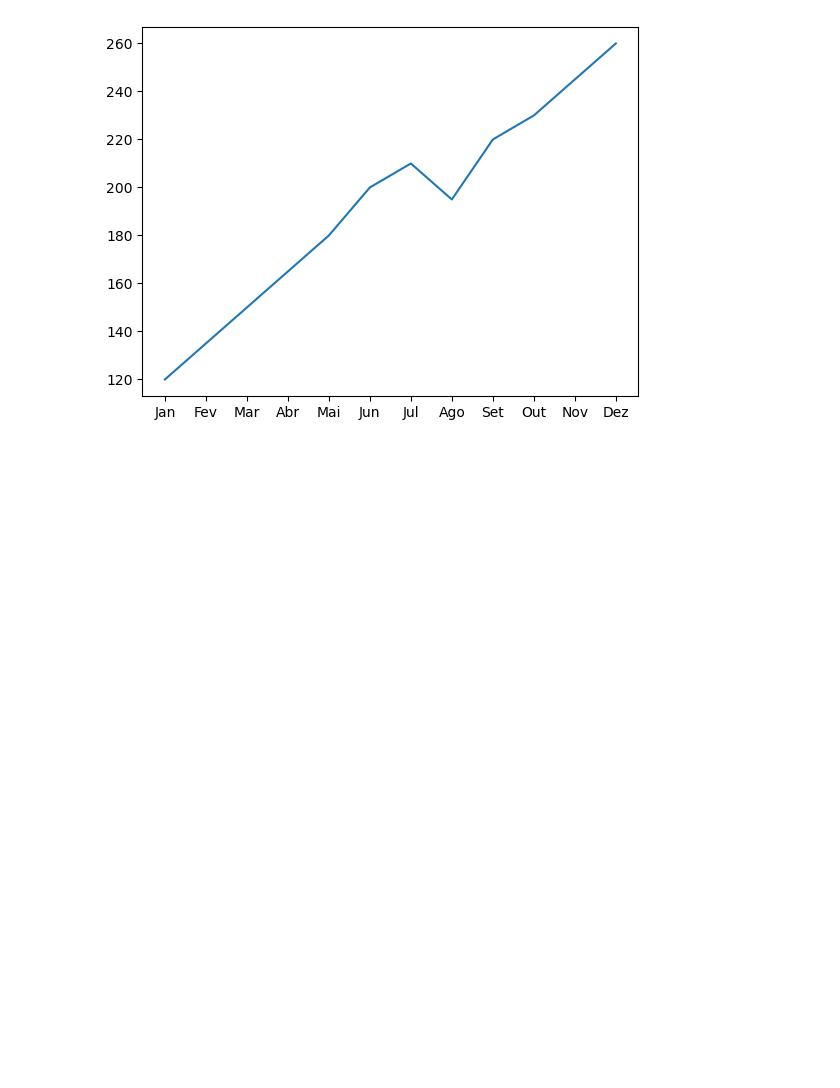
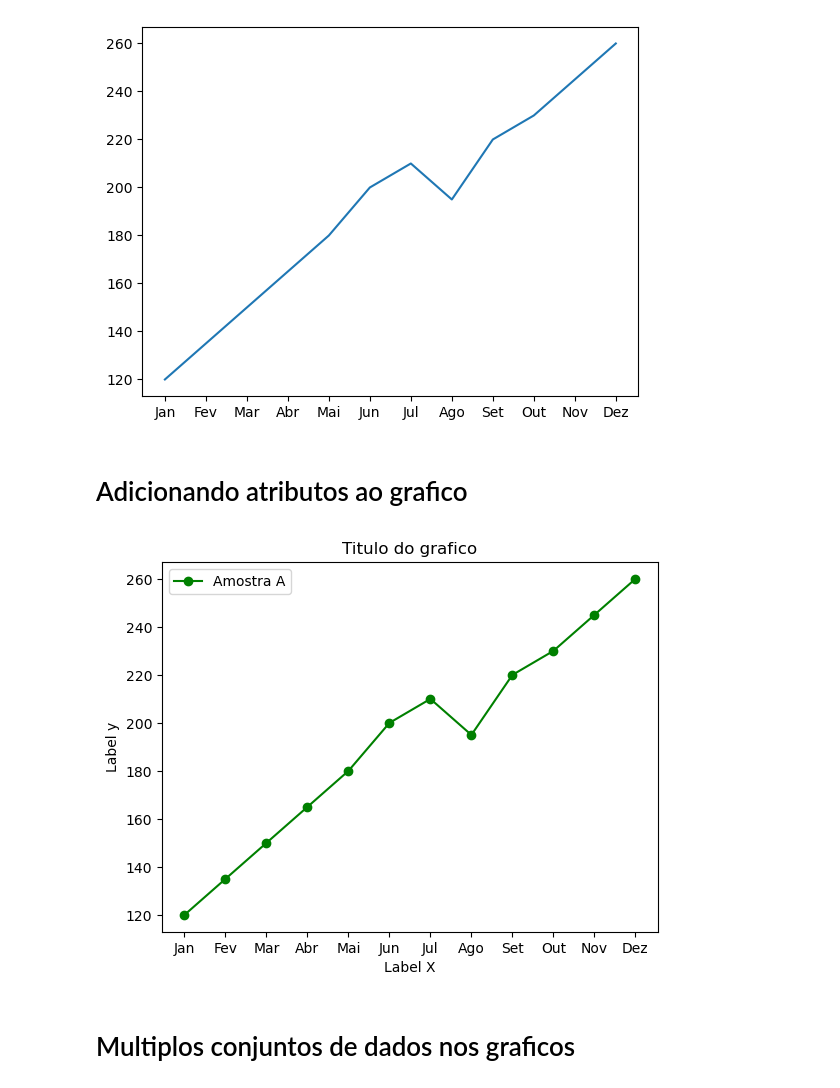
Before and after one commit to Rodriggo-Marcelino/visualizacao_dados-, a Jupyter notebook: Curso /Matplotlib/Matplotlib.ipynb, the cells around one changed output. Drawn from its saved outputs; the diff is of its cells as text; code cells hidden in the pictures; blank space fills up the shorter version.

```diff
--- a/Curso /Matplotlib/Matplotlib.ipynb
+++ b/Curso /Matplotlib/Matplotlib.ipynb
@@ -30,3 +30,27 @@ ax.plot(dados_vendas['indices'], dados_vendas['valores'])
 plt.show()
 # %% [output]
 [figure]
+# %% [markdown]
+# Adicionando atributos ao grafico
+# %%
+fig, ax = plt.subplots()
+
+ax.plot(
+    dados_vendas['indices'],
+    dados_vendas['valores'],
+    label = "Amostra A",
+    color = 'green',
+    marker='o'
+)
+
+ax.set_title("Titulo do grafico")
+ax.set_xlabel("Label X")
+ax.set_ylabel("Label y")
+
+ax.legend()
+
+plt.show()
+# %% [output]
+[figure, added]
+# %% [markdown]
+# Multiplos conjuntos de dados nos graficos
```
Also changed, not shown: parts of 4 cells of this notebook, 1 other file.
